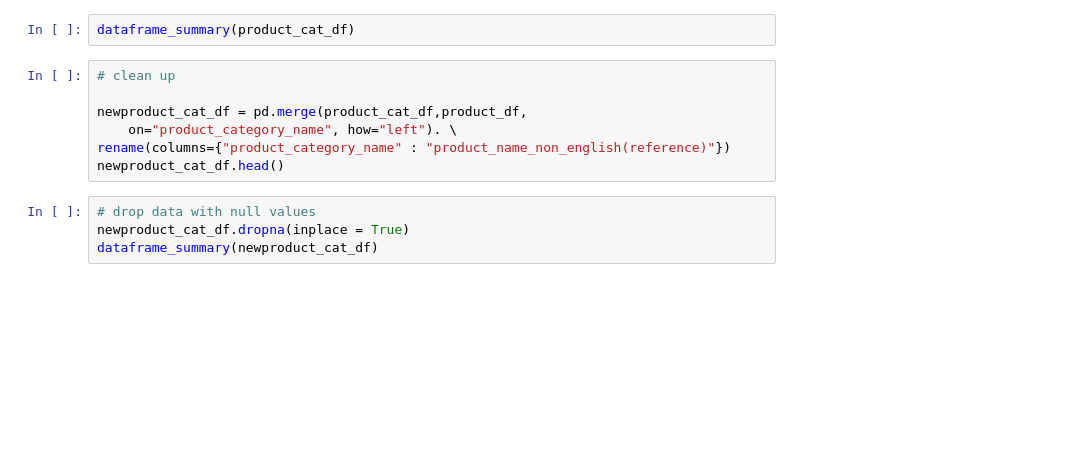
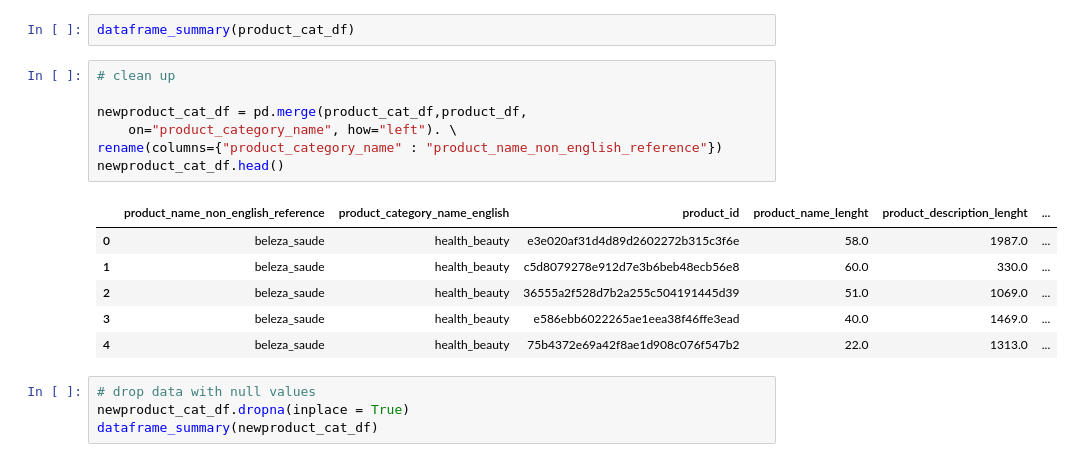
Before and after one commit to NoahPlage/Olist-Business-Analysis, a Jupyter notebook: olist-notebook.ipynb, the cells around one changed output. Drawn from its saved outputs; the diff is of its cells as text; blank space fills up the shorter version.

```diff
--- a/olist-notebook.ipynb
+++ b/olist-notebook.ipynb
@@ -711,10 +727,17 @@ dataframe_summary(product_cat_df)
 # %%
 # clean up
 
 newproduct_cat_df = pd.merge(product_cat_df,product_df,
     on="product_category_name", how="left"). \
-rename(columns={"product_category_name" : "product_name_non_english(reference)"})
+rename(columns={"product_category_name" : "product_name_non_english_reference"})
 newproduct_cat_df.head()
+# %% [output]
+|  | product_name_non_english_reference | product_category_name_english | product_id | product_name_lenght | product_description_lenght | ... |
+| 0 | beleza_saude | health_beauty | e3e020af31d4d89d2602272b315c3f6e | 58.0 | 1987.0 | ... |
+| 1 | beleza_saude | health_beauty | c5d8079278e912d7e3b6beb48ecb56e8 | 60.0 | 330.0 | ... |
+| 2 | beleza_saude | health_beauty | 36555a2f528d7b2a255c504191445d39 | 51.0 | 1069.0 | ... |
+| 3 | beleza_saude | health_beauty | e586ebb6022265ae1eea38f46ffe3ead | 40.0 | 1469.0 | ... |
+| 4 | beleza_saude | health_beauty | 75b4372e69a42f8ae1d908c076f547b2 | 22.0 | 1313.0 | ... |
 # %%
 # drop data with null values
 newproduct_cat_df.dropna(inplace = True)
```
Also changed, not shown: parts of 5 cells of this notebook.
